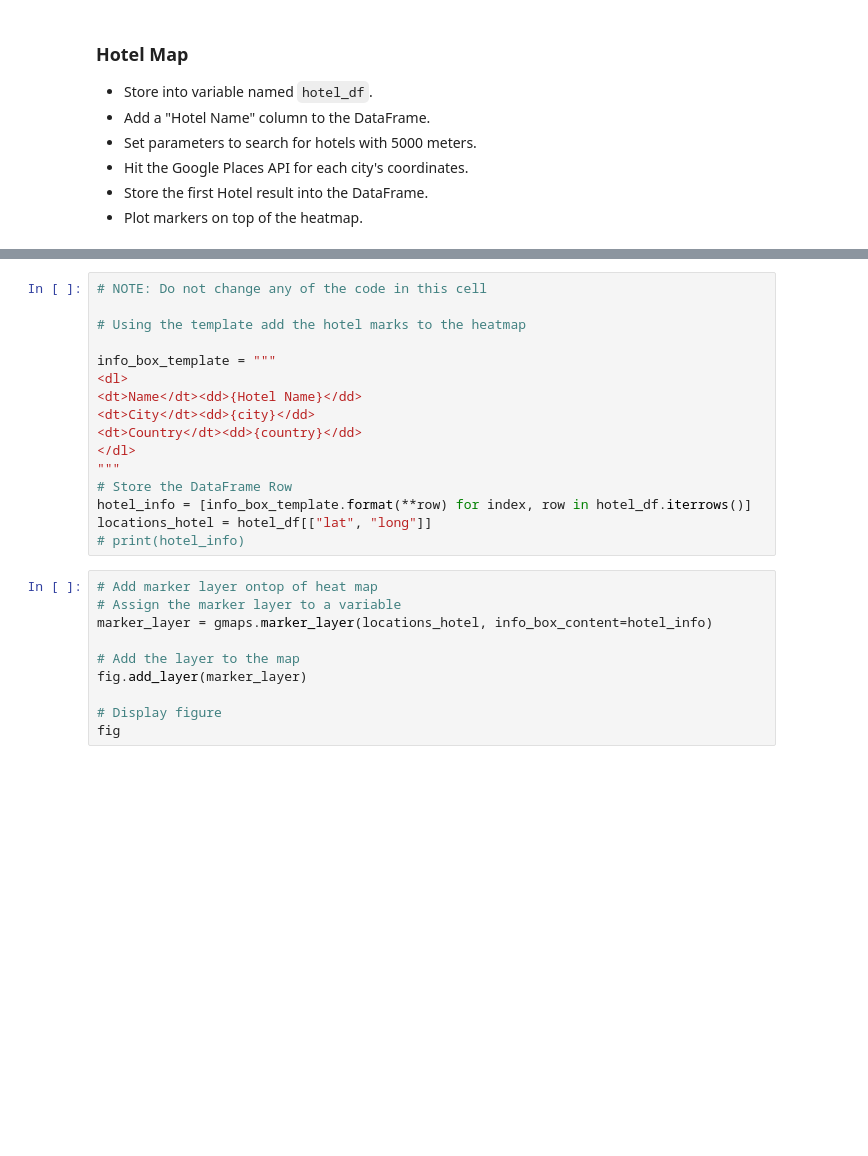
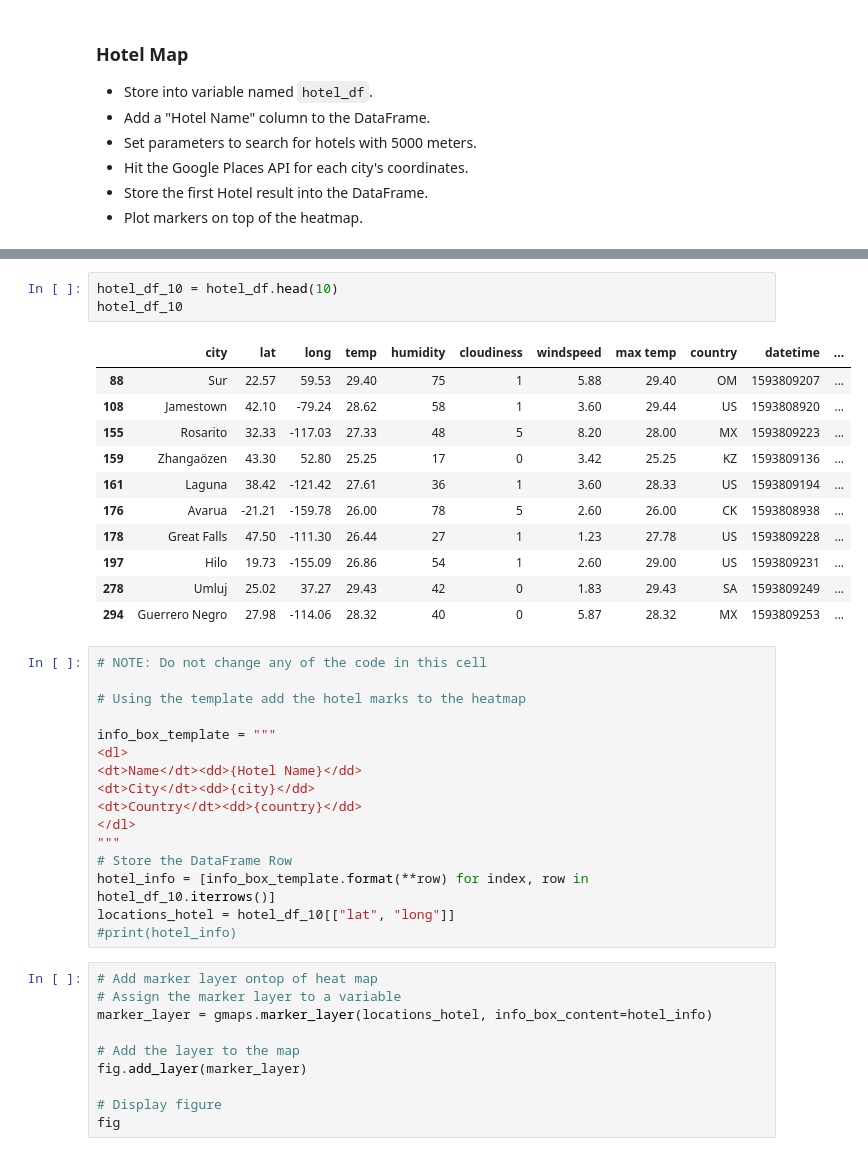
Before and after one commit to markwsutton/API-Challenge, a Jupyter notebook: VacationPy.ipynb, the cells around one changed output, grey strips where cells are left out. Saved outputs shown, nothing was run; the diff lists cells and outputs as text; blank space fills up the shorter version.

```diff
--- a/VacationPy.ipynb
+++ b/VacationPy.ipynb
@@ -194,3 +198,18 @@ Missing field/result... skipping.
+# %%
+hotel_df_10 = hotel_df.head(10)
+hotel_df_10
+# %% [output]
+|  | city | lat | long | temp | humidity | cloudiness | windspeed | max temp | country | datetime | ... |
+| 88 | Sur | 22.57 | 59.53 | 29.40 | 75 | 1 | 5.88 | 29.40 | OM | 1593809207 | ... |
+| 108 | Jamestown | 42.10 | -79.24 | 28.62 | 58 | 1 | 3.60 | 29.44 | US | 1593808920 | ... |
+| 155 | Rosarito | 32.33 | -117.03 | 27.33 | 48 | 5 | 8.20 | 28.00 | MX | 1593809223 | ... |
+| 159 | Zhangaözen | 43.30 | 52.80 | 25.25 | 17 | 0 | 3.42 | 25.25 | KZ | 1593809136 | ... |
+| 161 | Laguna | 38.42 | -121.42 | 27.61 | 36 | 1 | 3.60 | 28.33 | US | 1593809194 | ... |
+| 176 | Avarua | -21.21 | -159.78 | 26.00 | 78 | 5 | 2.60 | 26.00 | CK | 1593808938 | ... |
+| 178 | Great Falls | 47.50 | -111.30 | 26.44 | 27 | 1 | 1.23 | 27.78 | US | 1593809228 | ... |
+| 197 | Hilo | 19.73 | -155.09 | 26.86 | 54 | 1 | 2.60 | 29.00 | US | 1593809231 | ... |
+| 278 | Umluj | 25.02 | 37.27 | 29.43 | 42 | 0 | 1.83 | 29.43 | SA | 1593809249 | ... |
+| 294 | Guerrero Negro | 27.98 | -114.06 | 28.32 | 40 | 0 | 5.87 | 28.32 | MX | 1593809253 | ... |
 # %%
 # NOTE: Do not change any of the code in this cell
 
@@ -204,9 +223,9 @@ info_box_template = """
 </dl>
 """
 # Store the DataFrame Row
-hotel_info = [info_box_template.format(**row) for index, row in hotel_df.iterrows()]
-locations_hotel = hotel_df[["lat", "long"]]
-# print(hotel_info)
+hotel_info = [info_box_template.format(**row) for index, row in hotel_df_10.iterrows()]
+locations_hotel = hotel_df_10[["lat", "long"]]
+#print(hotel_info)
 # %%
 # Add marker layer ontop of heat map
 # Assign the marker layer to a variable
```
Also changed, not shown: parts of 4 cells of this notebook, 1 other file.
